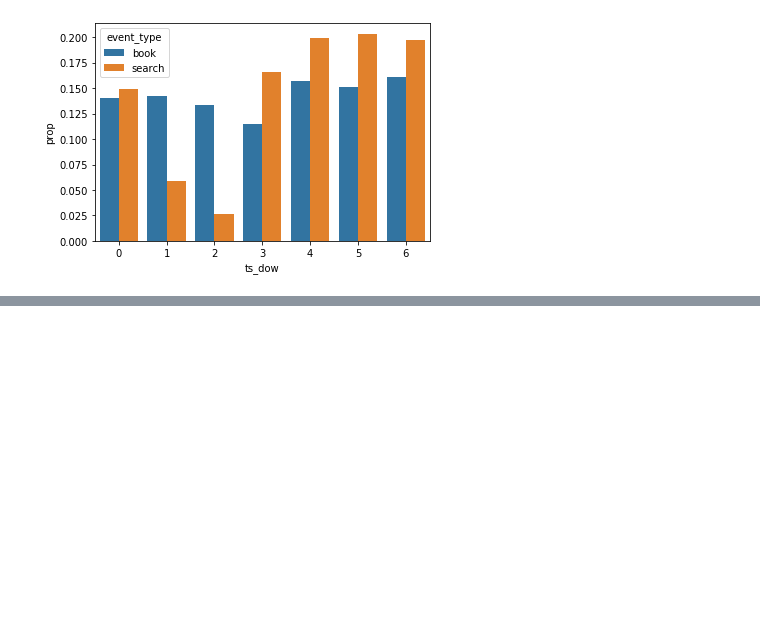
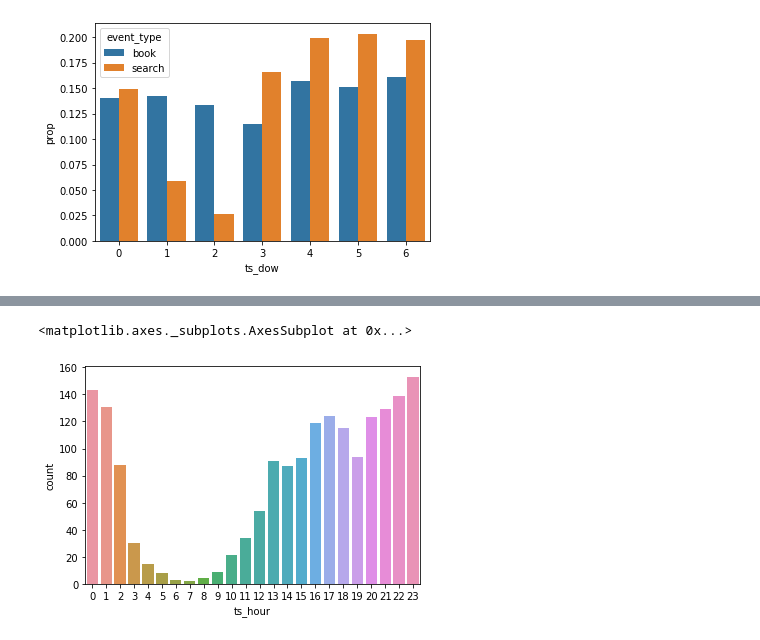
Before and after one commit to giallo41/book_destination, a Jupyter notebook: eda.ipynb, the cells around one changed output, grey strips where cells are left out. Cells and saved outputs as stored; diff of their text form; code cells hidden in the pictures; blank space fills up the shorter version.

```diff
--- a/eda.ipynb
+++ b/eda.ipynb
@@ -550,0 +569,5 @@ sns.barplot(x='ts_dow', y='prop', hue='event_type', data=prop_df)
+# %%
+sns.countplot(df_event_sorted[df_event_sorted['event_type'] == 'book']['ts_hour'])
+# %% [output]
+<matplotlib.axes._subplots.AxesSubplot at 0x...>
+[figure, added]
```
Also changed, not shown: parts of 32 cells of this notebook.
